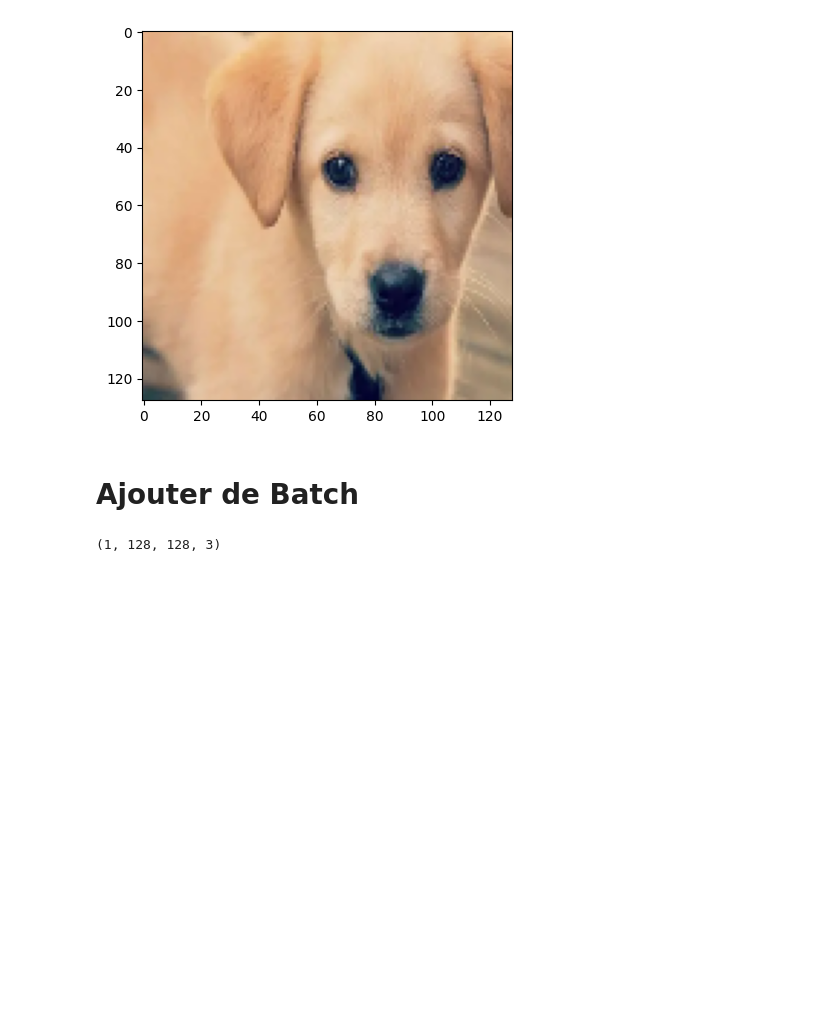
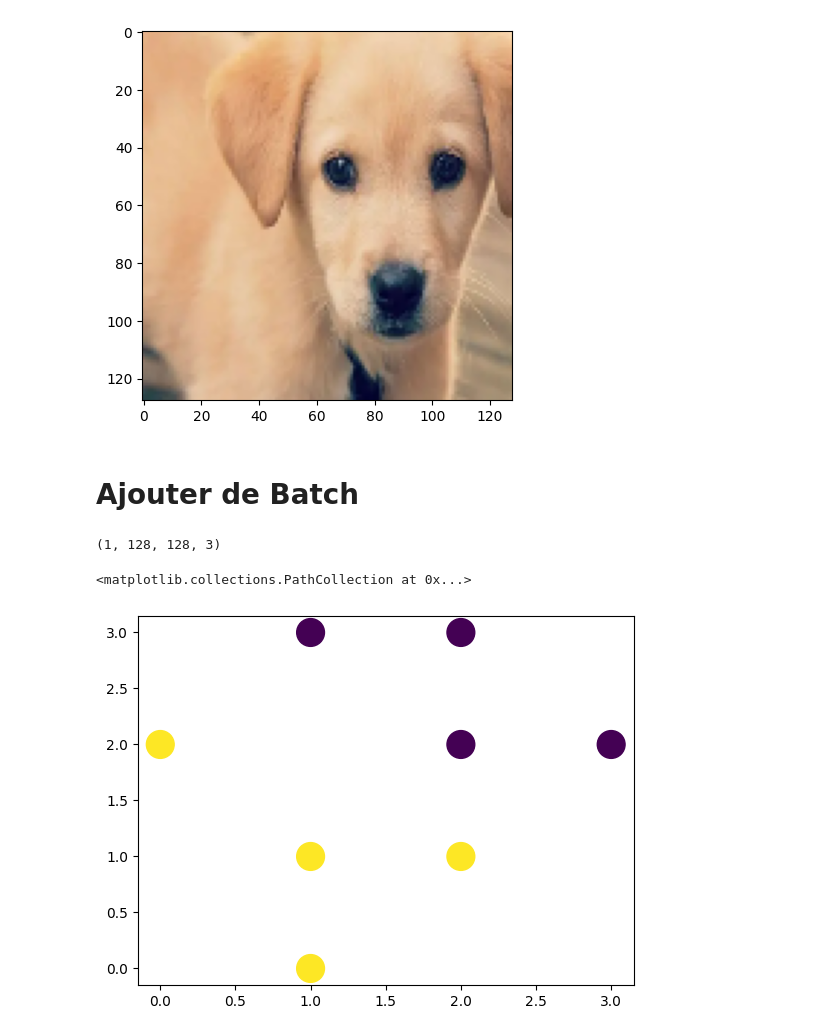
Before and after one commit to mahalmadane/MachineLearning, a Jupyter notebook: ann.ipynb, the cells around one changed output. Saved outputs shown, nothing was run; the diff lists cells and outputs as text; code cells hidden in the pictures; blank space fills up the shorter version.

```diff
--- a/ann.ipynb
+++ b/ann.ipynb
@@ -419,3 +419,17 @@ array([[0.32316843, 0.7175532 ]], dtype=float32)
 single_image.shape
 # %% [output]
 (1, 128, 128, 3)
+# %%
+x=np.array([[1,0,1],
+           [0,2,1],
+           [1,1,1],
+           [2,1,1],
+           [1,3,0],
+           [2,2,0],
+           [3,2,0],
+           [2,3,0],
+          ])
+plt.scatter(x[:,0],x[:,1], c=x[:,2],s=400)
+# %% [output]
+<matplotlib.collections.PathCollection at 0x...>
+[figure, added]
```
Also changed, not shown: parts of 2 cells of this notebook, 3 other files.
